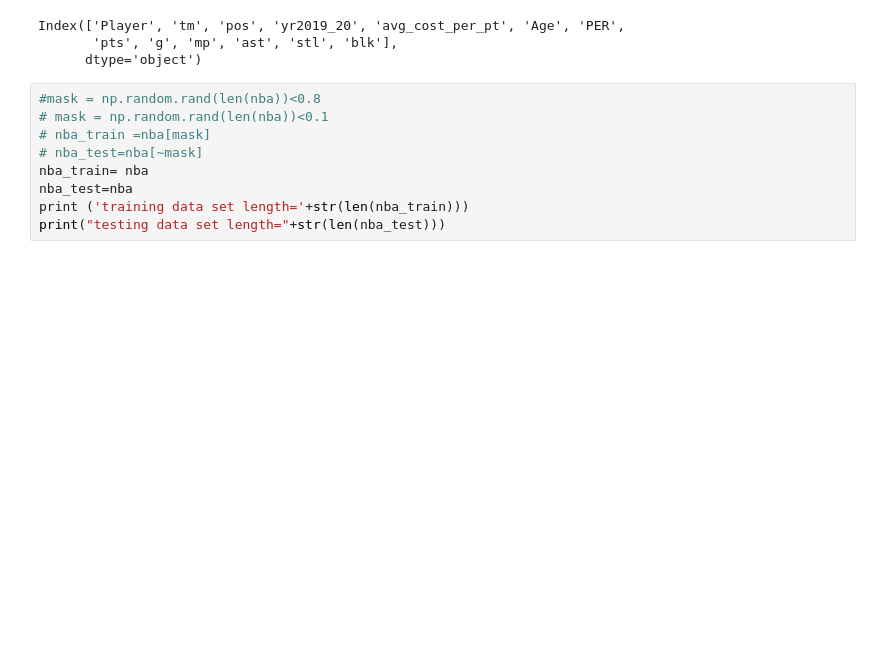
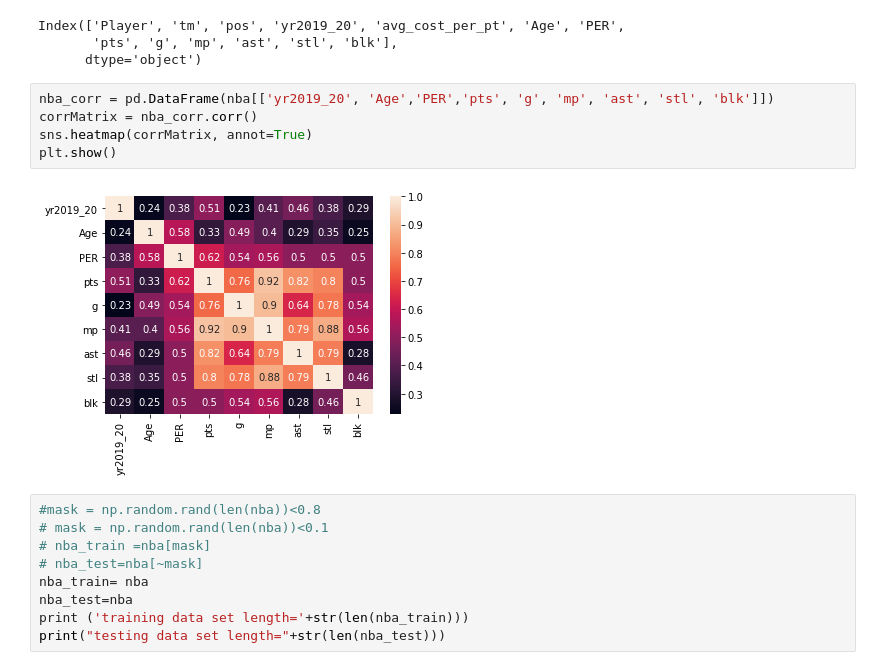
Before and after one commit to gportes24/NBA_Salary_app, a Jupyter notebook: Resources/Prediction(Poisson_Regression).ipynb, the cells around one changed output. Saved outputs shown, nothing was run; the diff lists cells and outputs as text; blank space fills up the shorter version.

```diff
--- a/Resources/Prediction(Poisson_Regression).ipynb
+++ b/Resources/Prediction(Poisson_Regression).ipynb
@@ -81,6 +78,13 @@ nba.columns
 Index(['Player', 'tm', 'pos', 'yr2019_20', 'avg_cost_per_pt', 'Age', 'PER',
        'pts', 'g', 'mp', 'ast', 'stl', 'blk'],
       dtype='object')
+# %%
+nba_corr = pd.DataFrame(nba[['yr2019_20', 'Age','PER','pts', 'g', 'mp', 'ast', 'stl', 'blk']])
+corrMatrix = nba_corr.corr()
+sns.heatmap(corrMatrix, annot=True)
+plt.show()
+# %% [output]
+[figure, added]
 # %%
 #mask = np.random.rand(len(nba))<0.8
 # mask = np.random.rand(len(nba))<0.1
```
Also changed, not shown: parts of 28 cells of this notebook, 7 other files.
